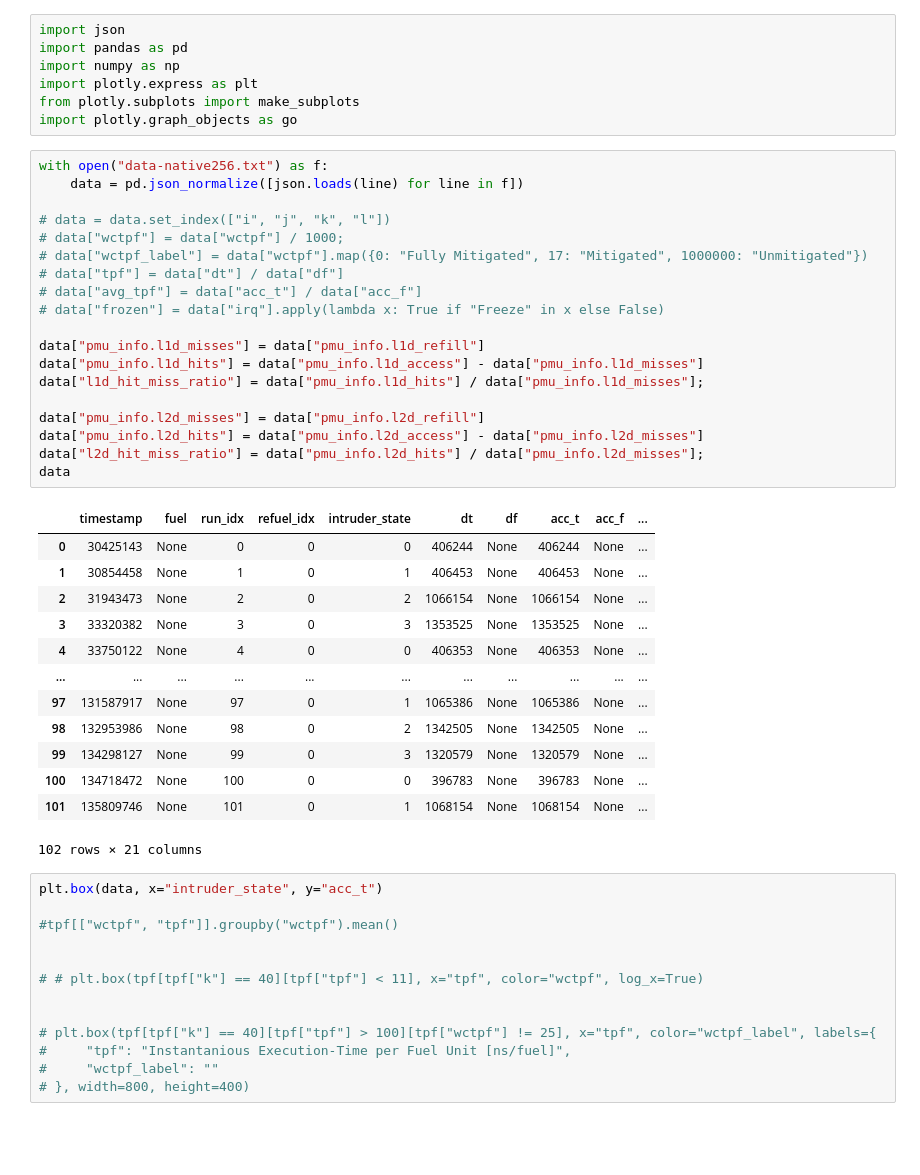
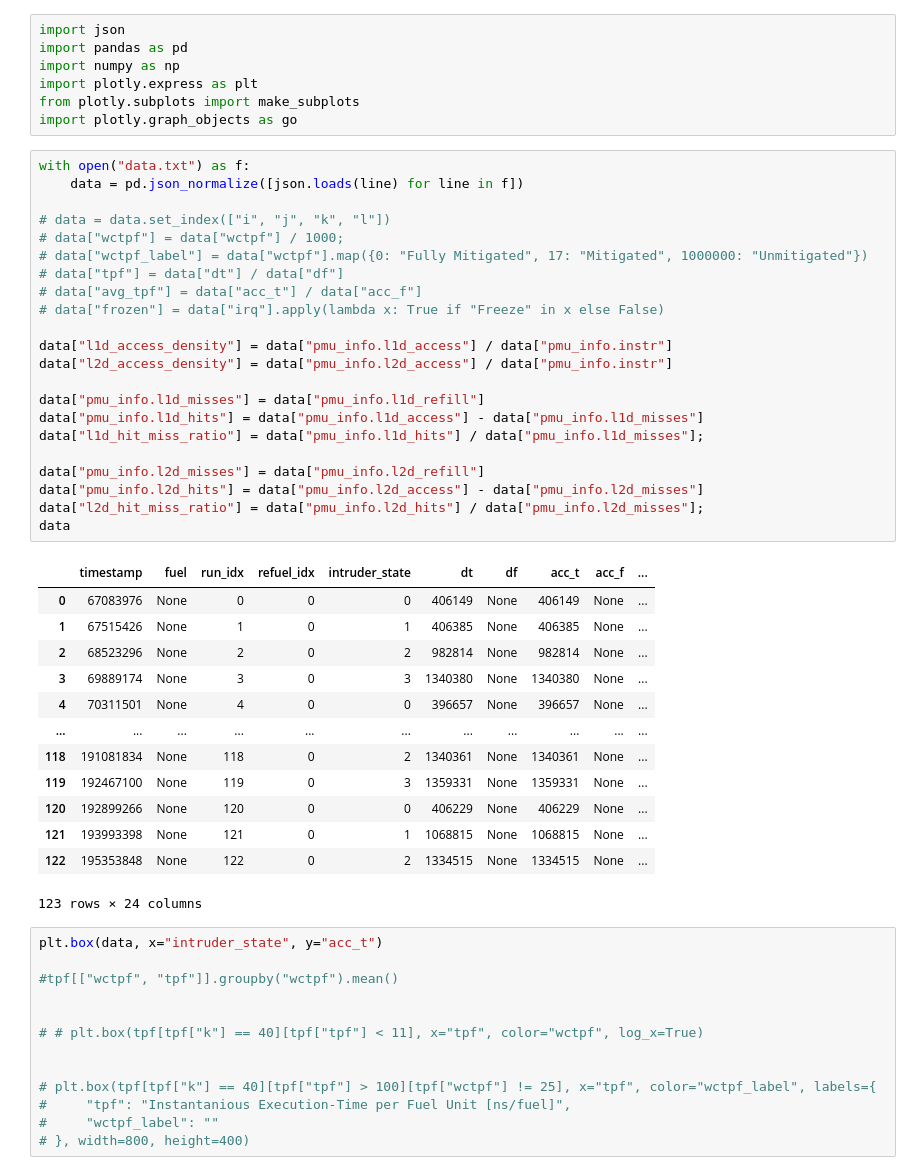
Before and after one commit to DLR-FT/dynamic-multicore-interference-mitigation, a Jupyter notebook: graphs.ipynb, the cells around one changed output. Cells and saved outputs as stored; diff of their text form; blank space fills up the shorter version.

```diff
--- a/graphs.ipynb
+++ b/graphs.ipynb
@@ -6,38 +6,41 @@ import plotly.express as plt
 from plotly.subplots import make_subplots
 import plotly.graph_objects as go
 # %%
-with open("data-native256.txt") as f:
+with open("data.txt") as f:
     data = pd.json_normalize([json.loads(line) for line in f])
 
 # data = data.set_index(["i", "j", "k", "l"])
 # data["wctpf"] = data["wctpf"] / 1000;
 # data["wctpf_label"] = data["wctpf"].map({0: "Fully Mitigated", 17: "Mitigated", 1000000: "Unmitigated"})
 # data["tpf"] = data["dt"] / data["df"]
 # data["avg_tpf"] = data["acc_t"] / data["acc_f"]
 # data["frozen"] = data["irq"].apply(lambda x: True if "Freeze" in x else False)
 
+data["l1d_access_density"] = data["pmu_info.l1d_access"] / data["pmu_info.instr"]
+data["l2d_access_density"] = data["pmu_info.l2d_access"] / data["pmu_info.instr"]
+
 data["pmu_info.l1d_misses"] = data["pmu_info.l1d_refill"]
 data["pmu_info.l1d_hits"] = data["pmu_info.l1d_access"] - data["pmu_info.l1d_misses"]
 data["l1d_hit_miss_ratio"] = data["pmu_info.l1d_hits"] / data["pmu_info.l1d_misses"];
 
 data["pmu_info.l2d_misses"] = data["pmu_info.l2d_refill"]
 data["pmu_info.l2d_hits"] = data["pmu_info.l2d_access"] - data["pmu_info.l2d_misses"]
 data["l2d_hit_miss_ratio"] = data["pmu_info.l2d_hits"] / data["pmu_info.l2d_misses"];
 data
 # %% [output]
 |  | timestamp | fuel | run_idx | refuel_idx | intruder_state | dt | df | acc_t | acc_f | ... |
-| 0 | 30425143 | None | 0 | 0 | 0 | 406244 | None | 406244 | None | ... |
-| 1 | 30854458 | None | 1 | 0 | 1 | 406453 | None | 406453 | None | ... |
-| 2 | 31943473 | None | 2 | 0 | 2 | 1066154 | None | 1066154 | None | ... |
-| 3 | 33320382 | None | 3 | 0 | 3 | 1353525 | None | 1353525 | None | ... |
-| 4 | 33750122 | None | 4 | 0 | 0 | 406353 | None | 406353 | None | ... |
+| 0 | 67083976 | None | 0 | 0 | 0 | 406149 | None | 406149 | None | ... |
+| 1 | 67515426 | None | 1 | 0 | 1 | 406385 | None | 406385 | None | ... |
+| 2 | 68523296 | None | 2 | 0 | 2 | 982814 | None | 982814 | None | ... |
+| 3 | 69889174 | None | 3 | 0 | 3 | 1340380 | None | 1340380 | None | ... |
+| 4 | 70311501 | None | 4 | 0 | 0 | 396657 | None | 396657 | None | ... |
 | ... | ... | ... | ... | ... | ... | ... | ... | ... | ... | ... |
-| 97 | 131587917 | None | 97 | 0 | 1 | 1065386 | None | 1065386 | None | ... |
-| 98 | 132953986 | None | 98 | 0 | 2 | 1342505 | None | 1342505 | None | ... |
-| 99 | 134298127 | None | 99 | 0 | 3 | 1320579 | None | 1320579 | None | ... |
-| 100 | 134718472 | None | 100 | 0 | 0 | 396783 | None | 396783 | None | ... |
-| 101 | 135809746 | None | 101 | 0 | 1 | 1068154 | None | 1068154 | None | ... |
+| 118 | 191081834 | None | 118 | 0 | 2 | 1340361 | None | 1340361 | None | ... |
+| 119 | 192467100 | None | 119 | 0 | 3 | 1359331 | None | 1359331 | None | ... |
+| 120 | 192899266 | None | 120 | 0 | 0 | 406229 | None | 406229 | None | ... |
+| 121 | 193993398 | None | 121 | 0 | 1 | 1068815 | None | 1068815 | None | ... |
+| 122 | 195353848 | None | 122 | 0 | 2 | 1334515 | None | 1334515 | None | ... |
-102 rows × 21 columns
+123 rows × 24 columns
 # %%
 plt.box(data, x="intruder_state", y="acc_t")
 
```
Also changed, not shown: parts of 1 cell of this notebook, 1 other file.
